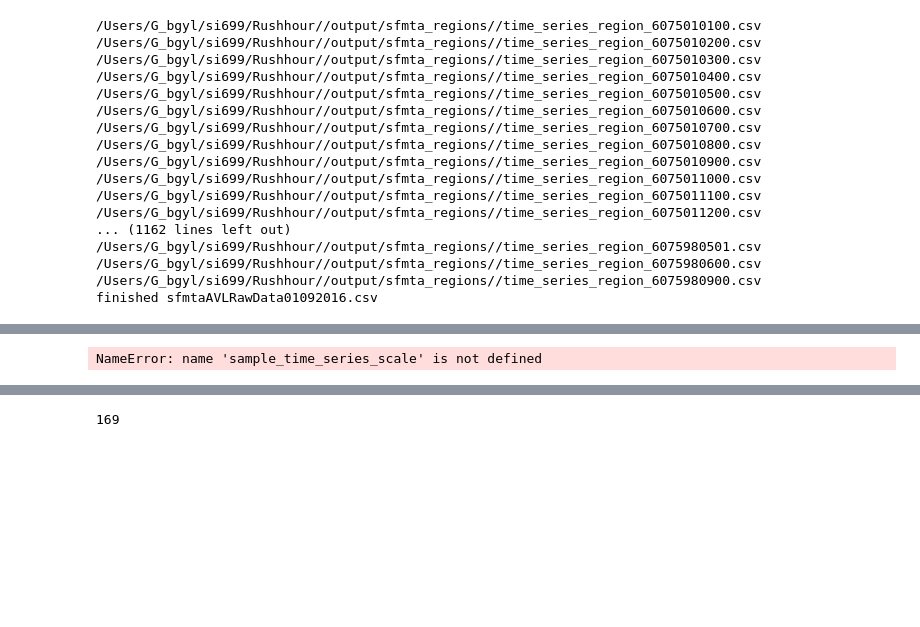
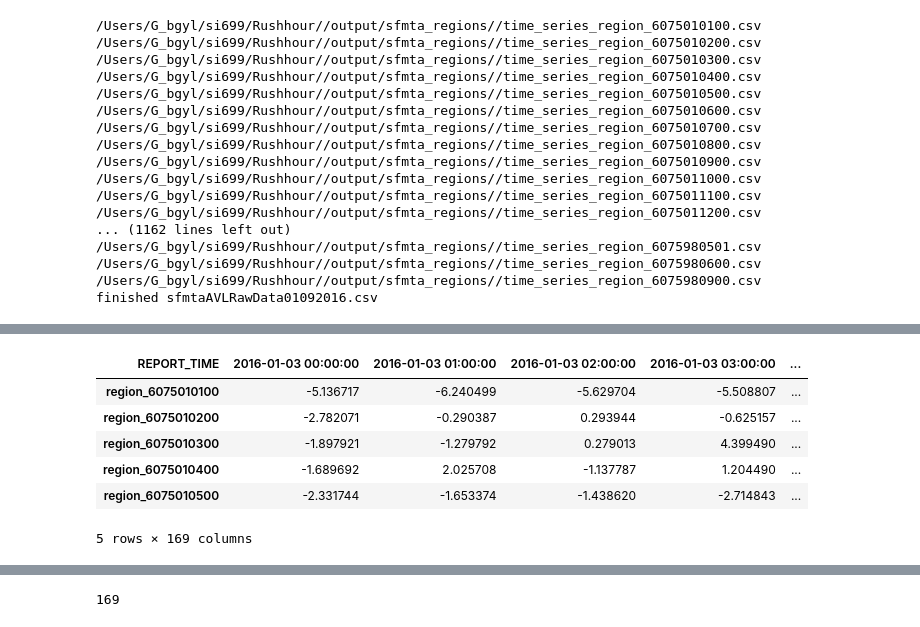
Before and after one commit to sakoki/Rushhour, a Jupyter notebook: code/playground/ARIMA_baseline.ipynb, the cells around one changed output, grey strips where cells are left out. Cells and saved outputs as stored; diff of their text form; code cells hidden in the pictures; blank space fills up the shorter version.

Commit message:
all-region-pipeline working in playground

```diff
--- a/code/playground/ARIMA_baseline.ipynb
+++ b/code/playground/ARIMA_baseline.ipynb
@@ -365,6 +363,14 @@ finish create_time_df
 # %%
 new_time_df_new = normalize(new_time_df, with_std=False)
+# %%
+new_time_df_new.head()
+# %% [output]
+| REPORT_TIME | 2016-01-03 00:00:00 | 2016-01-03 01:00:00 | 2016-01-03 02:00:00 | 2016-01-03 03:00:00 | ... |
+| region_6075010100 | -5.136717 | -6.240499 | -5.629704 | -5.508807 | ... |
+| region_6075010200 | -2.782071 | -0.290387 | 0.293944 | -0.625157 | ... |
+| region_6075010300 | -1.897921 | -1.279792 | 0.279013 | 4.399490 | ... |
+| region_6075010400 | -1.689692 | 2.025708 | -1.137787 | 1.204490 | ... |
+| region_6075010500 | -2.331744 | -1.653374 | -1.438620 | -2.714843 | ... |
+5 rows × 169 columns
 # %%
-sample_time_series_scale.to_csv('../output/region_by_time_series_scale.csv', index = None)
+new_time_df_new.to_csv('../output/region_by_time_series_scale_new_with_index.csv')
-# %% [output]
-NameError: name 'sample_time_series_scale' is not defined
```
Also changed, not shown: parts of 10 cells of this notebook, 7 other files.
